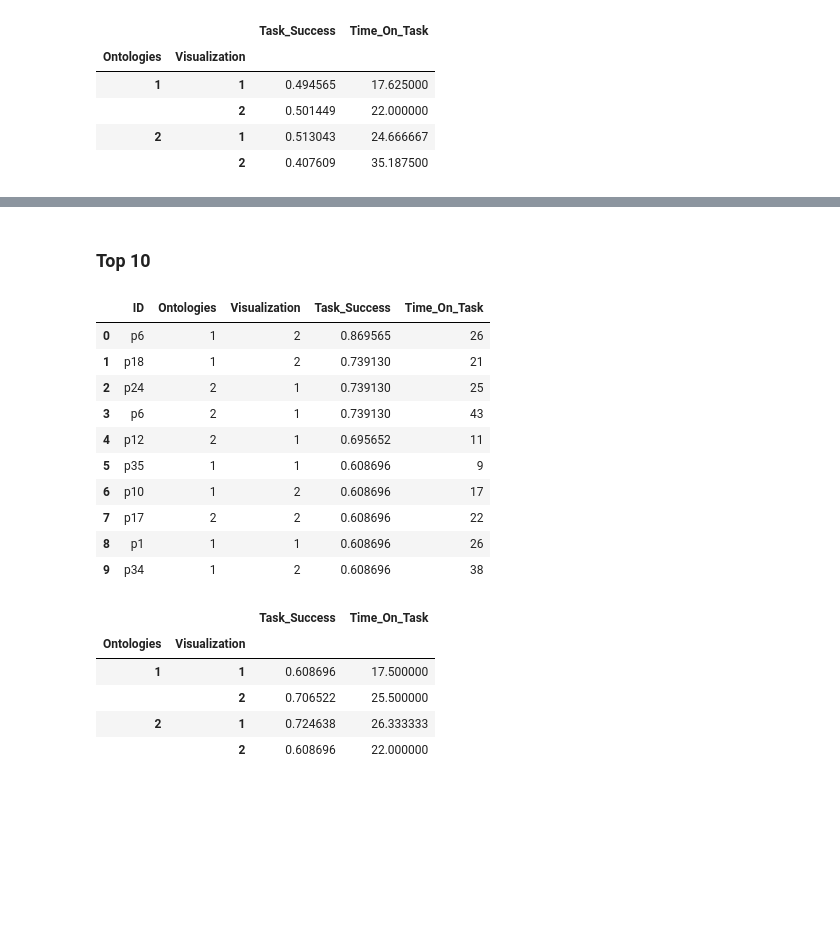
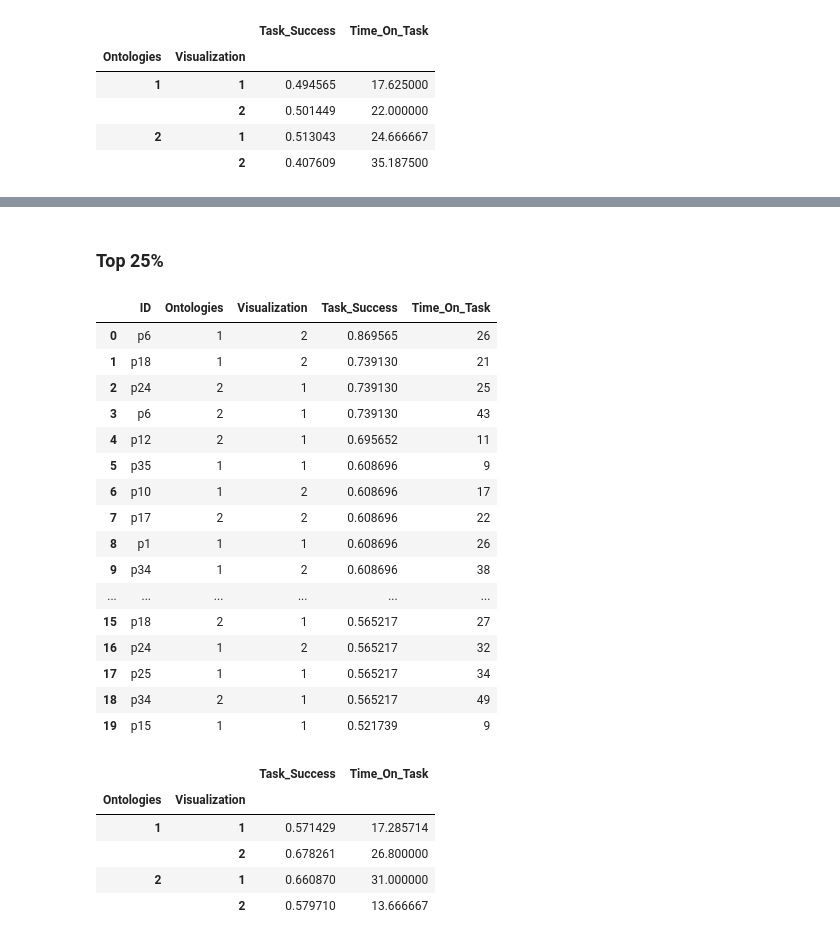
Before and after one commit to isaac-co/eyegaze-visualization, a Jupyter notebook: eyegaze-metrics.ipynb, the cells around one changed output, grey strips where cells are left out. Saved outputs shown, nothing was run; the diff lists cells and outputs as text; code cells hidden in the pictures; blank space fills up the shorter version.

Commit message:
Added correlation analysis and adjusted to quantiles

```diff
--- a/eyegaze-metrics.ipynb
+++ b/eyegaze-metrics.ipynb
@@ -470,3 +496,6 @@ add_data.head()
 # %% [markdown]
 ### Overview
+# %%
+# Divided by quantiles bottom 25% and top 25% value should be 19
+top_bot_n = 20
 # %%
@@ -481,29 +521,35 @@ add_data.groupby(by=['Ontologies','Visualization']).mean()
 # %% [markdown]
-### Top 10
+### Top 25%
 # %%
-top10 = add_data.copy()
-top10.sort_values(by=['Task_Success','Time_On_Task'], ascending=[False,True], inplace=True)
-top10.reset_index(drop=True, inplace=True)
-top10 = top10.head(10)
-top10
+top = add_data.copy()
+top.sort_values(by=['Task_Success','Time_On_Task'], ascending=[False,True], inplace=True)
+top.reset_index(drop=True, inplace=True)
+top = top.head(top_bot_n)
+top
 # %% [output]
 |  | ID | Ontologies | Visualization | Task_Success | Time_On_Task |
 | 0 | p6 | 1 | 2 | 0.869565 | 26 |
 | 1 | p18 | 1 | 2 | 0.739130 | 21 |
 | 2 | p24 | 2 | 1 | 0.739130 | 25 |
 | 3 | p6 | 2 | 1 | 0.739130 | 43 |
 | 4 | p12 | 2 | 1 | 0.695652 | 11 |
 | 5 | p35 | 1 | 1 | 0.608696 | 9 |
 | 6 | p10 | 1 | 2 | 0.608696 | 17 |
 | 7 | p17 | 2 | 2 | 0.608696 | 22 |
 | 8 | p1 | 1 | 1 | 0.608696 | 26 |
 | 9 | p34 | 1 | 2 | 0.608696 | 38 |
+| ... | ... | ... | ... | ... | ... |
+| 15 | p18 | 2 | 1 | 0.565217 | 27 |
+| 16 | p24 | 1 | 2 | 0.565217 | 32 |
+| 17 | p25 | 1 | 1 | 0.565217 | 34 |
+| 18 | p34 | 2 | 1 | 0.565217 | 49 |
+| 19 | p15 | 1 | 1 | 0.521739 | 9 |
 # %%
-top10.groupby(by=['Ontologies','Visualization']).mean()
+top[['Ontologies','Visualization','Task_Success','Time_On_Task']].groupby(by=['Ontologies','Visualization']).mean(numeric_only=True)
 # %% [output]
 |  |  | Task_Success | Time_On_Task |
 | Ontologies | Visualization |  |  |
-| 1 | 1 | 0.608696 | 17.500000 |
-|  | 2 | 0.706522 | 25.500000 |
-| 2 | 1 | 0.724638 | 26.333333 |
-|  | 2 | 0.608696 | 22.000000 |
+| 1 | 1 | 0.571429 | 17.285714 |
+|  | 2 | 0.678261 | 26.800000 |
+| 2 | 1 | 0.660870 | 31.000000 |
+|  | 2 | 0.579710 | 13.666667 |
```
Also changed, not shown: parts of 56 cells of this notebook, 4 other files.
